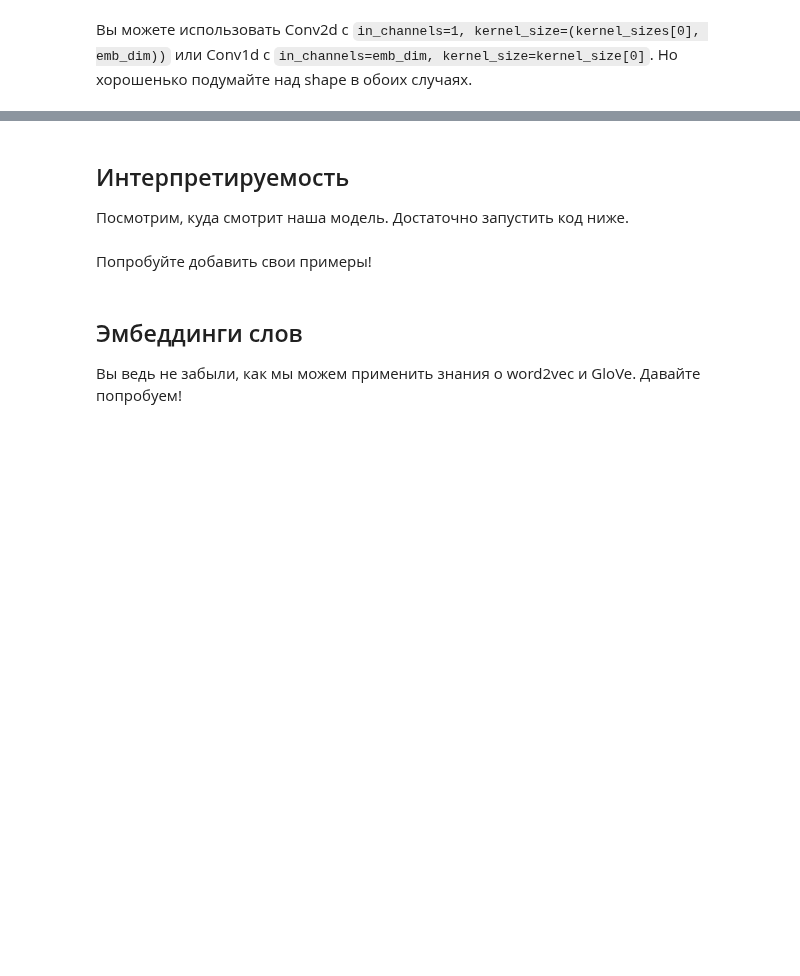
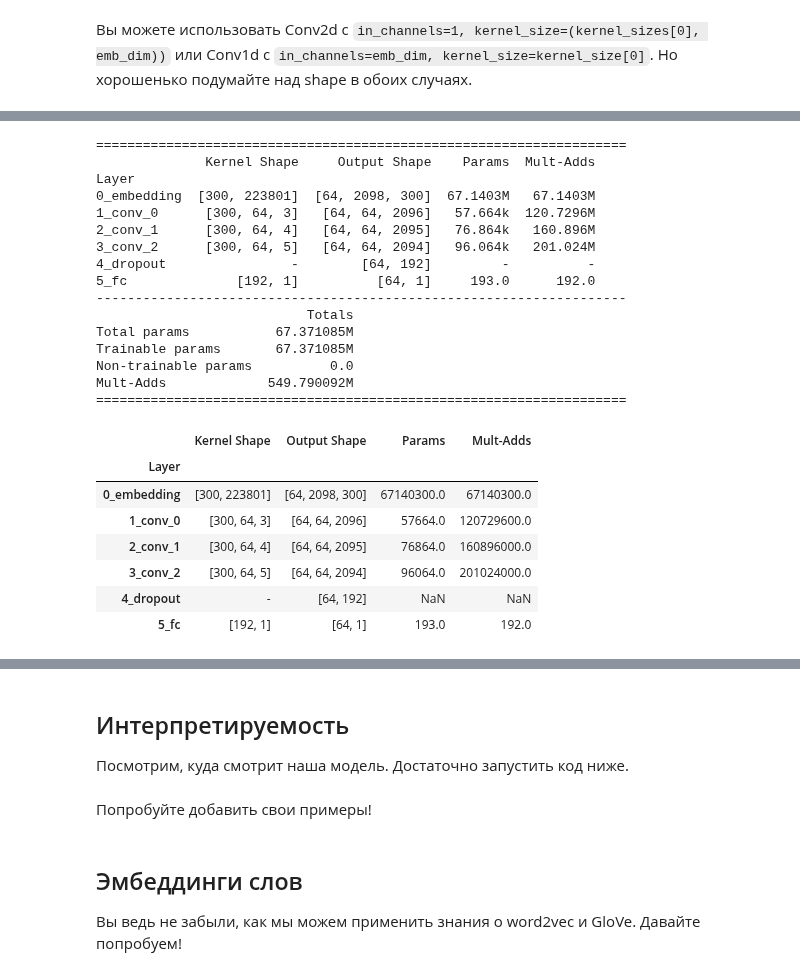
Before and after one commit to MatienkoAndrew/notebooks, a Jupyter notebook: "_[homework]classification_ipynb".ipynb, the cells around one changed output, grey strips where cells are left out. Saved outputs shown, nothing was run; the diff lists cells and outputs as text; code cells hidden in the pictures; blank space fills up the shorter version.

```diff
--- a/"_[homework]classification_ipynb".ipynb
+++ b/"_[homework]classification_ipynb".ipynb
@@ -203,7 +216,7 @@ train_loader = DataLoader(train, batch_sampler=batch_sampler, collate_fn=collate
 valid_loader = DataLoader(valid, batch_size=batch_size, collate_fn=collate_batch)
 test_loader = DataLoader(test, batch_size=batch_size, collate_fn=collate_batch)
 # %%
-device = torch.device("cuda" if torch.cuda.is_available() else "cpu")
+device = 'cuda' if torch.cuda.is_available() else 'cpu'
 # %%
 device
 # %% [output]
@@ -472,34 +477,0 @@ max_epochs = 30
-# %%
-import numpy as np
-
-min_loss = np.inf
-
-cur_patience = 0
-
-for epoch in range(1, max_epochs + 1):
-    train_loss = 0.0
-    model.train()
-    pbar = tqdm(enumerate(train_iter), total=len(train_iter), leave=False)
-    pbar.set_description(f"Epoch {epoch}")
-    for it, batch in pbar:
-        #YOUR CODE GOES HERE
-
-    train_loss /= len(train_iter)
-    val_loss = 0.0
-    model.eval()
-    pbar = tqdm(enumerate(valid_iter), total=len(valid_iter), leave=False)
-    pbar.set_description(f"Epoch {epoch}")
-    for it, batch in pbar:
-        # YOUR CODE GOES HERE
-    val_loss /= len(valid_iter)
-    if val_loss < min_loss:
-        min_loss = val_loss
-        best_model = model.state_dict()
-    else:
-        cur_patience += 1
-        if cur_patience == patience:
-            cur_patience = 0
-            break
-
-    print('Epoch: {}, Training Loss: {}, Validation Loss: {}'.format(epoch, train_loss, val_loss))
-model.load_state_dict(best_model)
@@ -505,0 +492,33 @@ model.load_state_dict(best_model)
+# %%
+from torchsummaryX import summary as summaryx
+
+# sample input tensor
+input_size = (64, 2098) ##-- ~ [batch_size x seq_length]: 64 предложения (размер батча) x 2098 слов в предложении
+x_sample = torch.zeros(input_size, dtype=torch.long, device=device)
+
+summaryx(model, x_sample)
+# %% [output]
+====================================================================
+              Kernel Shape     Output Shape    Params  Mult-Adds
+Layer
+0_embedding  [300, 223801]  [64, 2098, 300]  67.1403M   67.1403M
+1_conv_0      [300, 64, 3]   [64, 64, 2096]   57.664k  120.7296M
+2_conv_1      [300, 64, 4]   [64, 64, 2095]   76.864k   160.896M
+3_conv_2      [300, 64, 5]   [64, 64, 2094]   96.064k   201.024M
+4_dropout                -        [64, 192]         -          -
+5_fc              [192, 1]          [64, 1]     193.0      192.0
+--------------------------------------------------------------------
+                           Totals
+Total params           67.371085M
+Trainable params       67.371085M
+Non-trainable params          0.0
+Mult-Adds             549.790092M
+====================================================================
+|  | Kernel Shape | Output Shape | Params | Mult-Adds |
+| Layer |  |  |  |  |
+| 0_embedding | [300, 223801] | [64, 2098, 300] | 67140300.0 | 67140300.0 |
+| 1_conv_0 | [300, 64, 3] | [64, 64, 2096] | 57664.0 | 120729600.0 |
+| 2_conv_1 | [300, 64, 4] | [64, 64, 2095] | 76864.0 | 160896000.0 |
+| 3_conv_2 | [300, 64, 5] | [64, 64, 2094] | 96064.0 | 201024000.0 |
+| 4_dropout | - | [64, 192] | NaN | NaN |
+| 5_fc | [192, 1] | [64, 1] | 193.0 | 192.0 |
```
Also changed, not shown: parts of 24 cells of this notebook.
